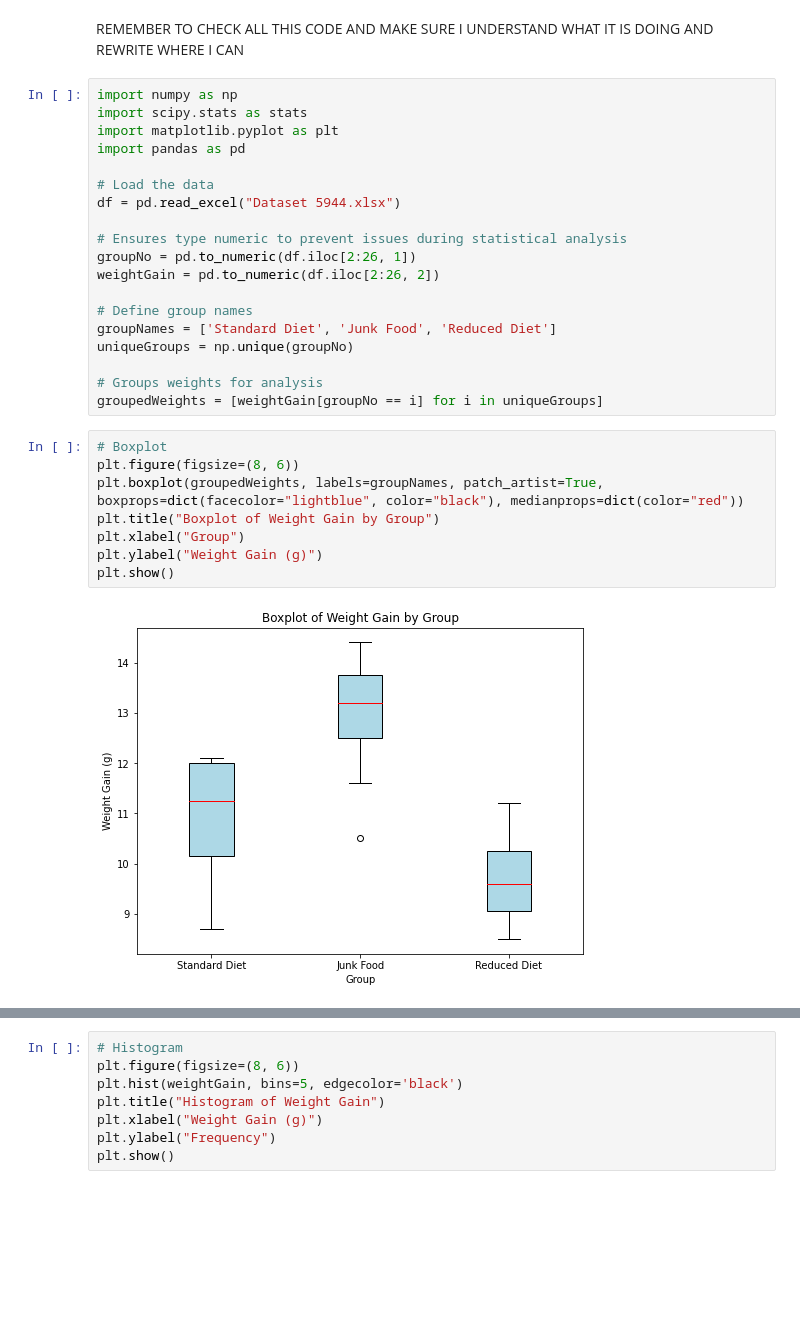
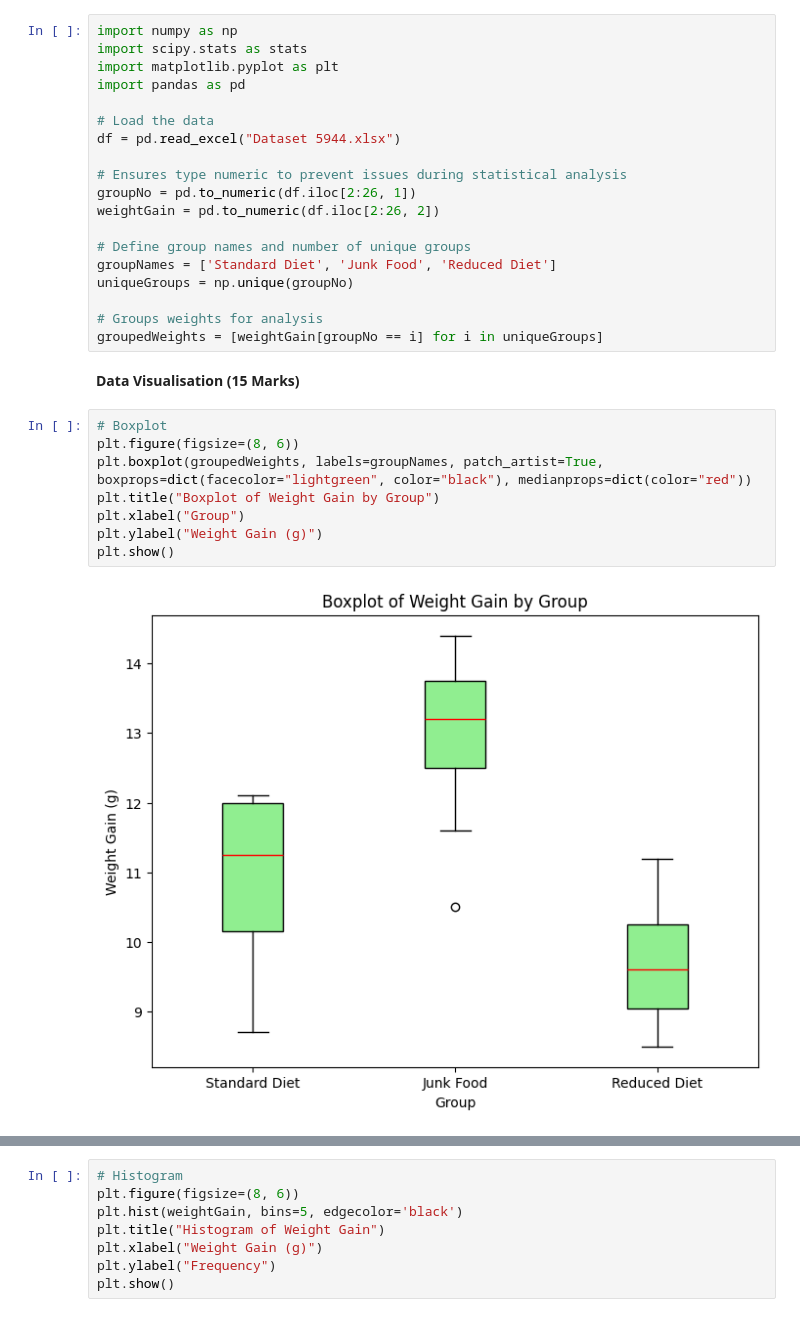
Before and after one commit to Ralamjosh/Comp-and-Stats-for-Research, a Jupyter notebook: Assignment.ipynb, the cells around one changed output, grey strips where cells are left out. Cells and saved outputs as stored; diff of their text form; blank space fills up the shorter version.

```diff
--- a/Assignment.ipynb
+++ b/Assignment.ipynb
@@ -1,5 +1,3 @@
-# %% [markdown]
-REMEMBER TO CHECK ALL THIS CODE AND MAKE SURE I UNDERSTAND WHAT IT IS DOING AND REWRITE WHERE I CAN
 # %%
 import numpy as np
 import scipy.stats as stats
@@ -13,22 +11,24 @@ df = pd.read_excel("Dataset 5944.xlsx")
 groupNo = pd.to_numeric(df.iloc[2:26, 1])
 weightGain = pd.to_numeric(df.iloc[2:26, 2])
 
-# Define group names
+# Define group names and number of unique groups
 groupNames = ['Standard Diet', 'Junk Food', 'Reduced Diet']
 uniqueGroups = np.unique(groupNo)
 
 # Groups weights for analysis
 groupedWeights = [weightGain[groupNo == i] for i in uniqueGroups]
+# %% [markdown]
+**Data Visualisation (15 Marks)**
 # %%
 # Boxplot
 plt.figure(figsize=(8, 6))
-plt.boxplot(groupedWeights, labels=groupNames, patch_artist=True, boxprops=dict(facecolor="lightblue", color="black"), medianprops=dict(color="red"))
+plt.boxplot(groupedWeights, labels=groupNames, patch_artist=True, boxprops=dict(facecolor="lightgreen", color="black"), medianprops=dict(color="red"))
 plt.title("Boxplot of Weight Gain by Group")
 plt.xlabel("Group")
 plt.ylabel("Weight Gain (g)")
 plt.show()
 # %% [output]
-[figure, old version]
+[figure, new version]
 # %%
 # Scatter Plot
 plt.figure(figsize=(8, 6))
```
Also changed, not shown: parts of 12 cells of this notebook.
